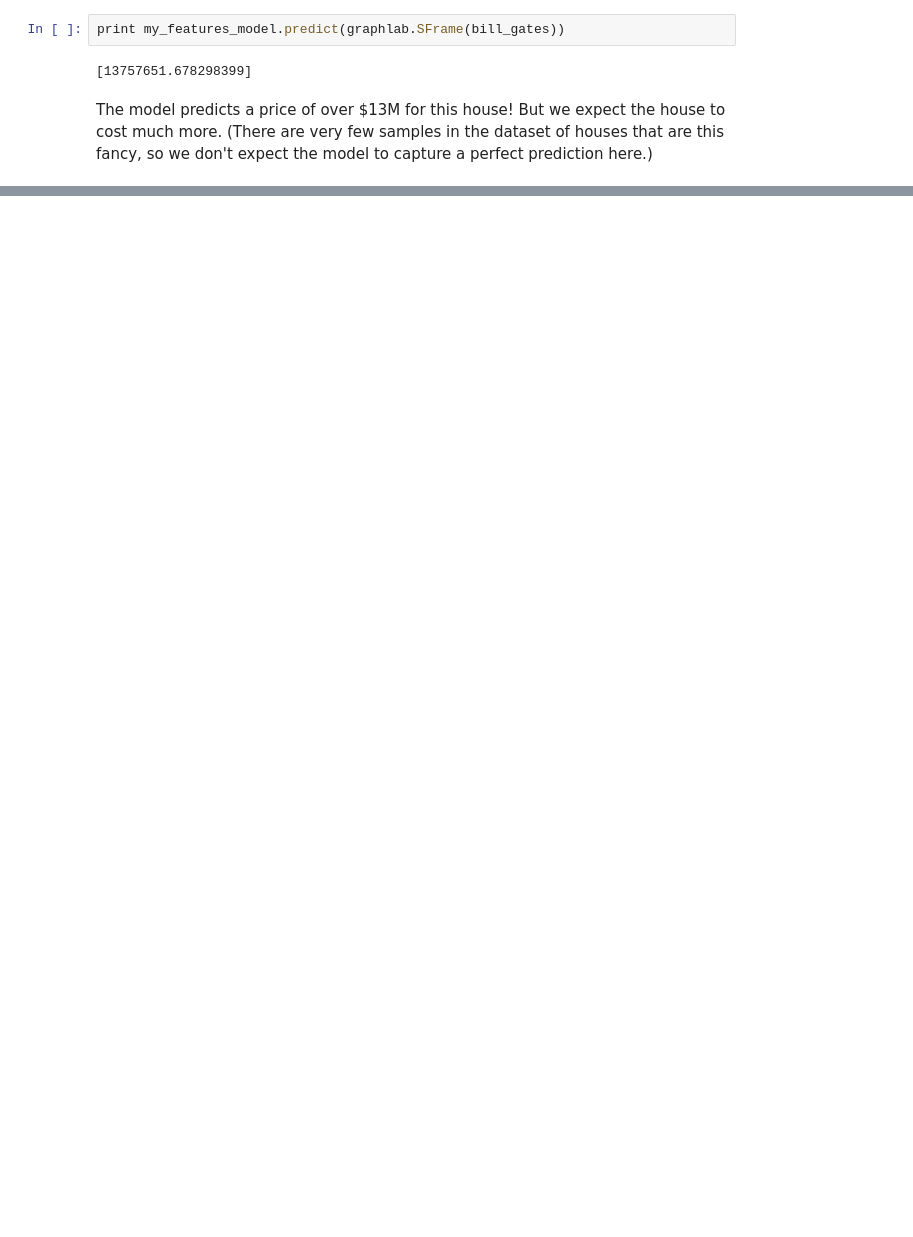
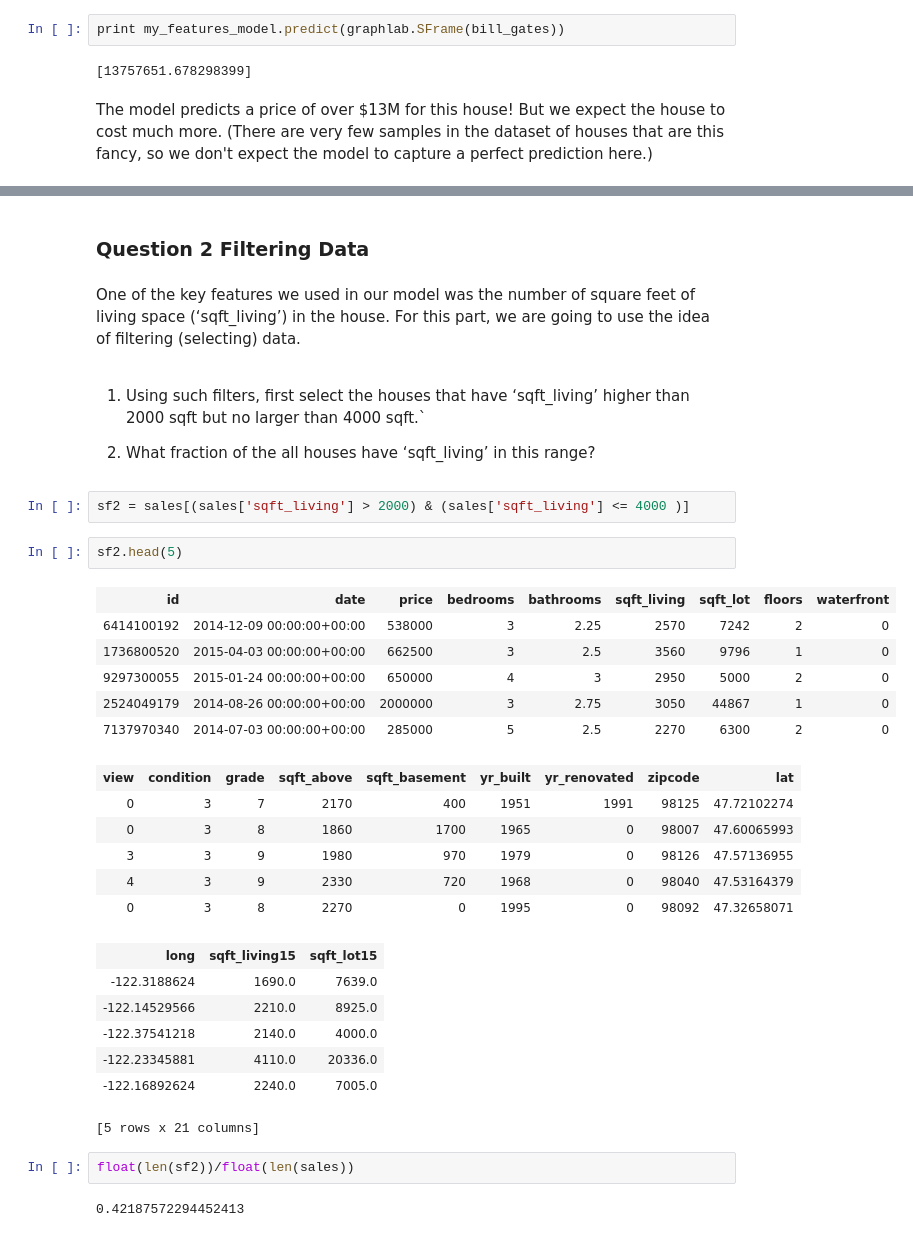
Before and after one commit to AaronRanAn/UW-Machine-Learning-Case-Study, a Jupyter notebook: Week 2/Predicting house prices.ipynb, the cells around one changed output, grey strips where cells are left out. Cells and saved outputs as stored; diff of their text form; blank space fills up the shorter version.

```diff
--- a/Week 2/Predicting house prices.ipynb
+++ b/Week 2/Predicting house prices.ipynb
@@ -274,0 +288,36 @@ The model predicts a price of over $13M for this house! But we expect the house
+# %% [markdown]
+### Question 2 Filtering Data
+# %% [markdown]
+One of the key features we used in our model was the number of square feet of living space (‘sqft_living’) in the house. For this part, we are going to use the idea of filtering (selecting) data.
+# %% [markdown]
+1. Using such filters, first select the houses that have ‘sqft_living’ higher than 2000 sqft but no larger than 4000 sqft.`
+
+2. What fraction of the all houses have ‘sqft_living’ in this range?
+# %%
+sf2 = sales[(sales['sqft_living'] > 2000) & (sales['sqft_living'] <= 4000 )]
+# %%
+sf2.head(5)
+# %% [output]
+| id | date | price | bedrooms | bathrooms | sqft_living | sqft_lot | floors | waterfront |
+| 6414100192 | 2014-12-09 00:00:00+00:00 | 538000 | 3 | 2.25 | 2570 | 7242 | 2 | 0 |
+| 1736800520 | 2015-04-03 00:00:00+00:00 | 662500 | 3 | 2.5 | 3560 | 9796 | 1 | 0 |
+| 9297300055 | 2015-01-24 00:00:00+00:00 | 650000 | 4 | 3 | 2950 | 5000 | 2 | 0 |
+| 2524049179 | 2014-08-26 00:00:00+00:00 | 2000000 | 3 | 2.75 | 3050 | 44867 | 1 | 0 |
+| 7137970340 | 2014-07-03 00:00:00+00:00 | 285000 | 5 | 2.5 | 2270 | 6300 | 2 | 0 |
+| view | condition | grade | sqft_above | sqft_basement | yr_built | yr_renovated | zipcode | lat |
+| 0 | 3 | 7 | 2170 | 400 | 1951 | 1991 | 98125 | 47.72102274 |
+| 0 | 3 | 8 | 1860 | 1700 | 1965 | 0 | 98007 | 47.60065993 |
+| 3 | 3 | 9 | 1980 | 970 | 1979 | 0 | 98126 | 47.57136955 |
+| 4 | 3 | 9 | 2330 | 720 | 1968 | 0 | 98040 | 47.53164379 |
+| 0 | 3 | 8 | 2270 | 0 | 1995 | 0 | 98092 | 47.32658071 |
+| long | sqft_living15 | sqft_lot15 |
+| -122.3188624 | 1690.0 | 7639.0 |
+| -122.14529566 | 2210.0 | 8925.0 |
+| -122.37541218 | 2140.0 | 4000.0 |
+| -122.23345881 | 4110.0 | 20336.0 |
+| -122.16892624 | 2240.0 | 7005.0 |
+[5 rows x 21 columns]
+# %%
+float(len(sf2))/float(len(sales))
+# %% [output]
+0.42187572294452413
```
Also changed, not shown: parts of 17 cells of this notebook.
